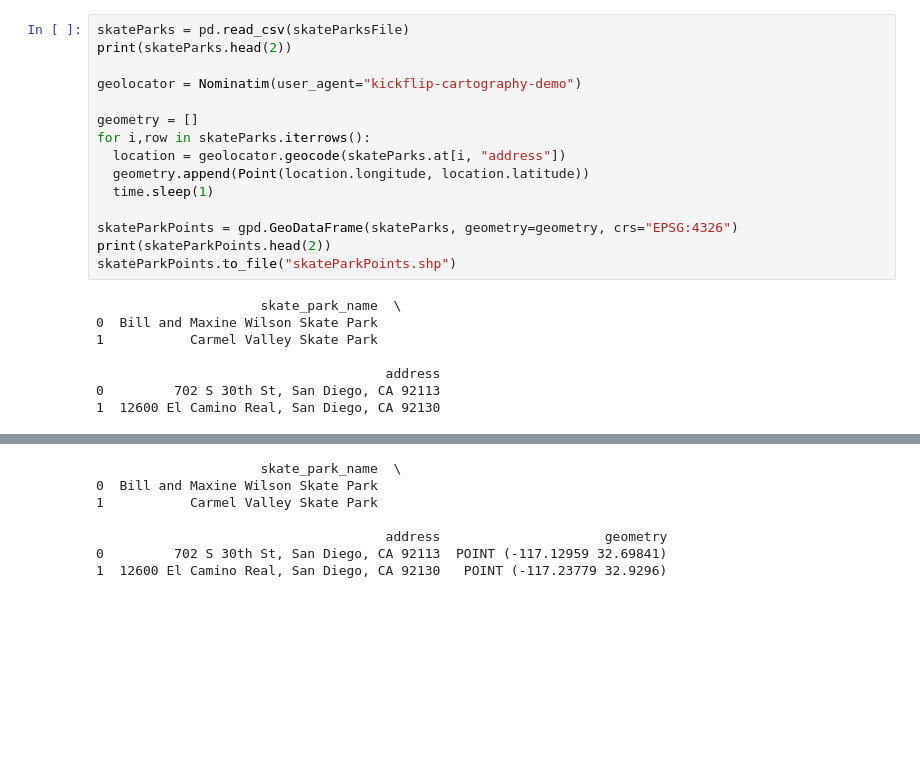
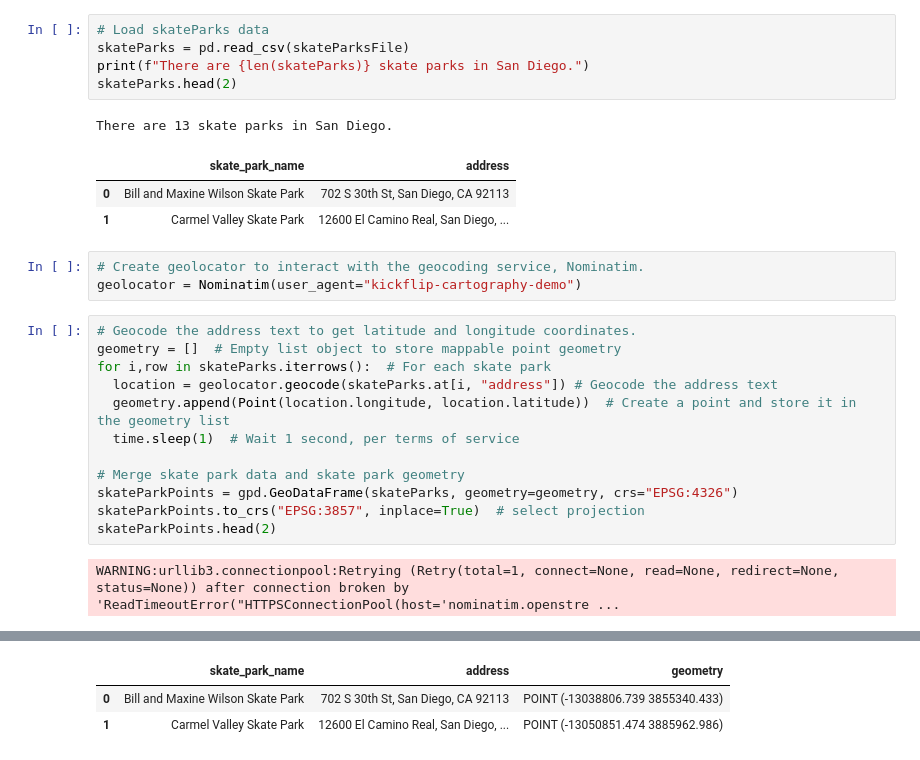
Before and after one commit to jlembury/kickflip-cartography-demo, a Jupyter notebook: kickflip_cartography_demo.ipynb, the cells around one changed output, grey strips where cells are left out. Saved outputs shown, nothing was run; the diff lists cells and outputs as text; blank space fills up the shorter version.

```diff
--- a/kickflip_cartography_demo.ipynb
+++ b/kickflip_cartography_demo.ipynb
@@ -68,23 +77,27 @@ Requirement already satisfied: six>=1.5 in /usr/local/lib/python3.12/dist-packag
+# %%
+# Load skateParks data
+skateParks = pd.read_csv(skateParksFile)
+print(f"There are {len(skateParks)} skate parks in San Diego.")
+skateParks.head(2)
+# %% [output]
+There are 13 skate parks in San Diego.
+|  | skate_park_name | address |
+| 0 | Bill and Maxine Wilson Skate Park | 702 S 30th St, San Diego, CA 92113 |
+| 1 | Carmel Valley Skate Park | 12600 El Camino Real, San Diego, ... |
+# %%
+# Create geolocator to interact with the geocoding service, Nominatim.
+geolocator = Nominatim(user_agent="kickflip-cartography-demo")
 # %%
-skateParks = pd.read_csv(skateParksFile)
-print(skateParks.head(2))
+# Geocode the address text to get latitude and longitude coordinates.
+geometry = []  # Empty list object to store mappable point geometry
+for i,row in skateParks.iterrows():  # For each skate park
+  location = geolocator.geocode(skateParks.at[i, "address"]) # Geocode the address text
+  geometry.append(Point(location.longitude, location.latitude))  # Create a point and store it in the geometry list
+  time.sleep(1)  # Wait 1 second, per terms of service
 
-geolocator = Nominatim(user_agent="kickflip-cartography-demo")
-
-geometry = []
-for i,row in skateParks.iterrows():
-  location = geolocator.geocode(skateParks.at[i, "address"])
-  geometry.append(Point(location.longitude, location.latitude))
-  time.sleep(1)
-
+# Merge skate park data and skate park geometry
 skateParkPoints = gpd.GeoDataFrame(skateParks, geometry=geometry, crs="EPSG:4326")
-print(skateParkPoints.head(2))
-skateParkPoints.to_file("skateParkPoints.shp")
+skateParkPoints.to_crs("EPSG:3857", inplace=True)  # select projection
+skateParkPoints.head(2)
 # %% [output]
-                     skate_park_name  \
-0  Bill and Maxine Wilson Skate Park
-1           Carmel Valley Skate Park
-
-                                     address
-0         702 S 30th St, San Diego, CA 92113
-1  12600 El Camino Real, San Diego, CA 92130
+WARNING:urllib3.connectionpool:Retrying (Retry(total=1, connect=None, read=None, redirect=None, status=None)) after connection broken by 'ReadTimeoutError("HTTPSConnectionPool(host='nominatim.openstre ...
@@ -92,7 +104,3 @@ WARNING:urllib3.connectionpool:Retrying (Retry(total=1, connect=None, read=None,
-                     skate_park_name  \
-0  Bill and Maxine Wilson Skate Park
-1           Carmel Valley Skate Park
-
-                                     address                     geometry
-0         702 S 30th St, San Diego, CA 92113  POINT (-117.12959 32.69841)
-1  12600 El Camino Real, San Diego, CA 92130   POINT (-117.23779 32.9296)
+|  | skate_park_name | address | geometry |
+| 0 | Bill and Maxine Wilson Skate Park | 702 S 30th St, San Diego, CA 92113 | POINT (-13038806.739 3855340.433) |
+| 1 | Carmel Valley Skate Park | 12600 El Camino Real, San Diego, ... | POINT (-13050851.474 3885962.986) |
```
Also changed, not shown: parts of 21 cells of this notebook.
